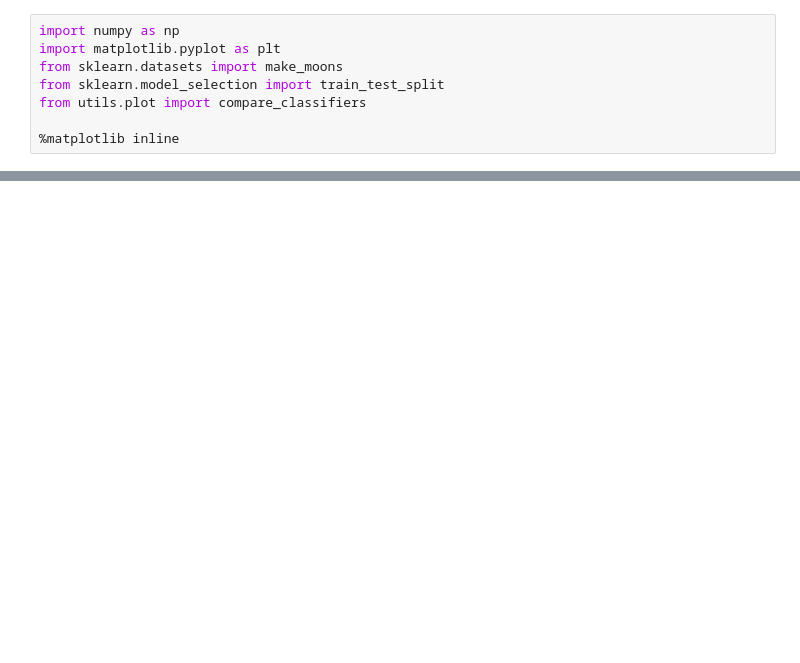
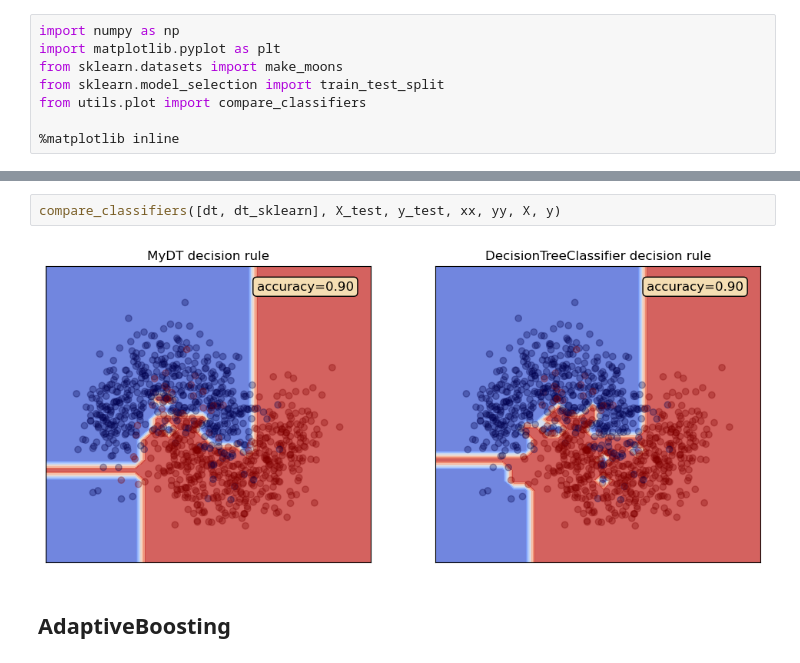
Before and after one commit to iliatarasov/machine-learning-algorithms-from-scratch, a Jupyter notebook: machine learning algorithms from scratch.ipynb, the cells around one changed output, grey strips where cells are left out. Saved outputs shown, nothing was run; the diff lists cells and outputs as text; blank space fills up the shorter version.

```diff
--- a/machine learning algorithms from scratch.ipynb
+++ b/machine learning algorithms from scratch.ipynb
@@ -30,0 +50,6 @@ plt.show()
+# %%
+compare_classifiers([dt, dt_sklearn], X_test, y_test, xx, yy, X, y)
+# %% [output]
+[figure, added]
+# %% [markdown]
+## AdaptiveBoosting
```
Also changed, not shown: parts of 9 cells of this notebook, 2 other files.
